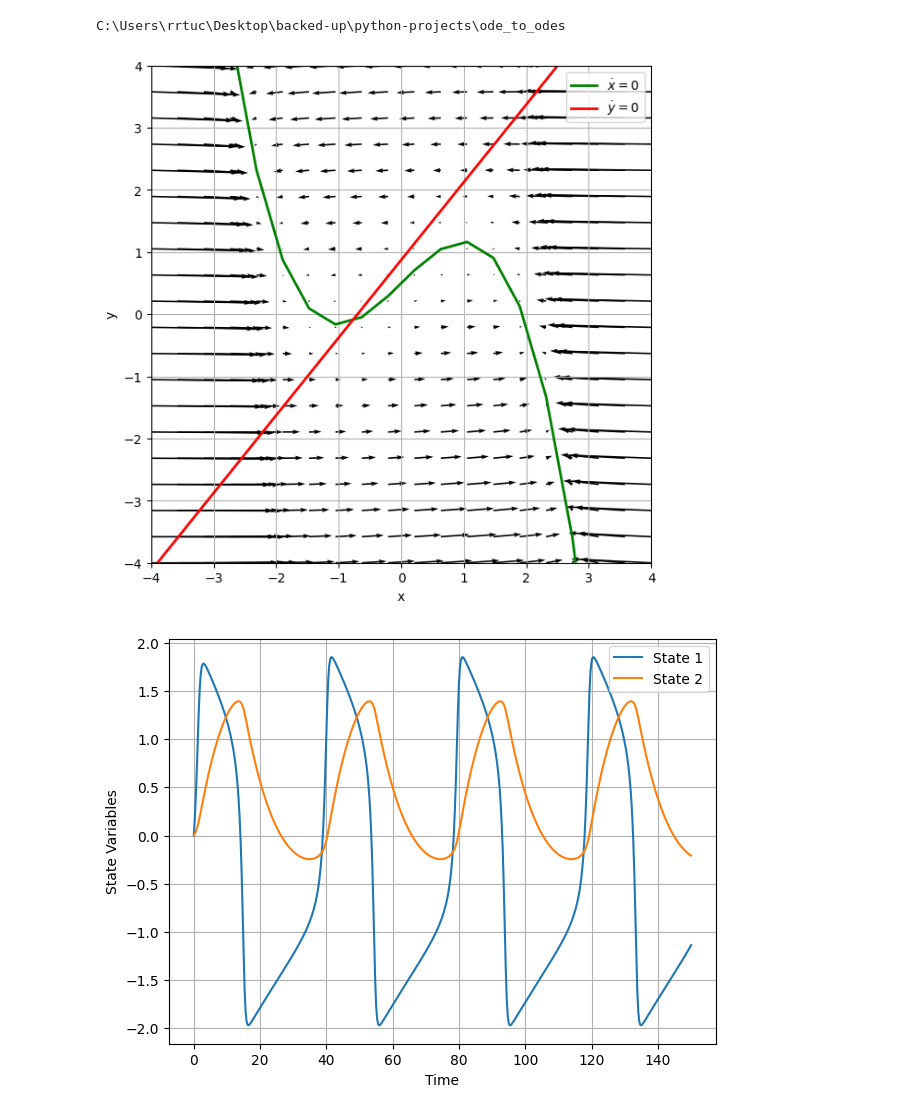
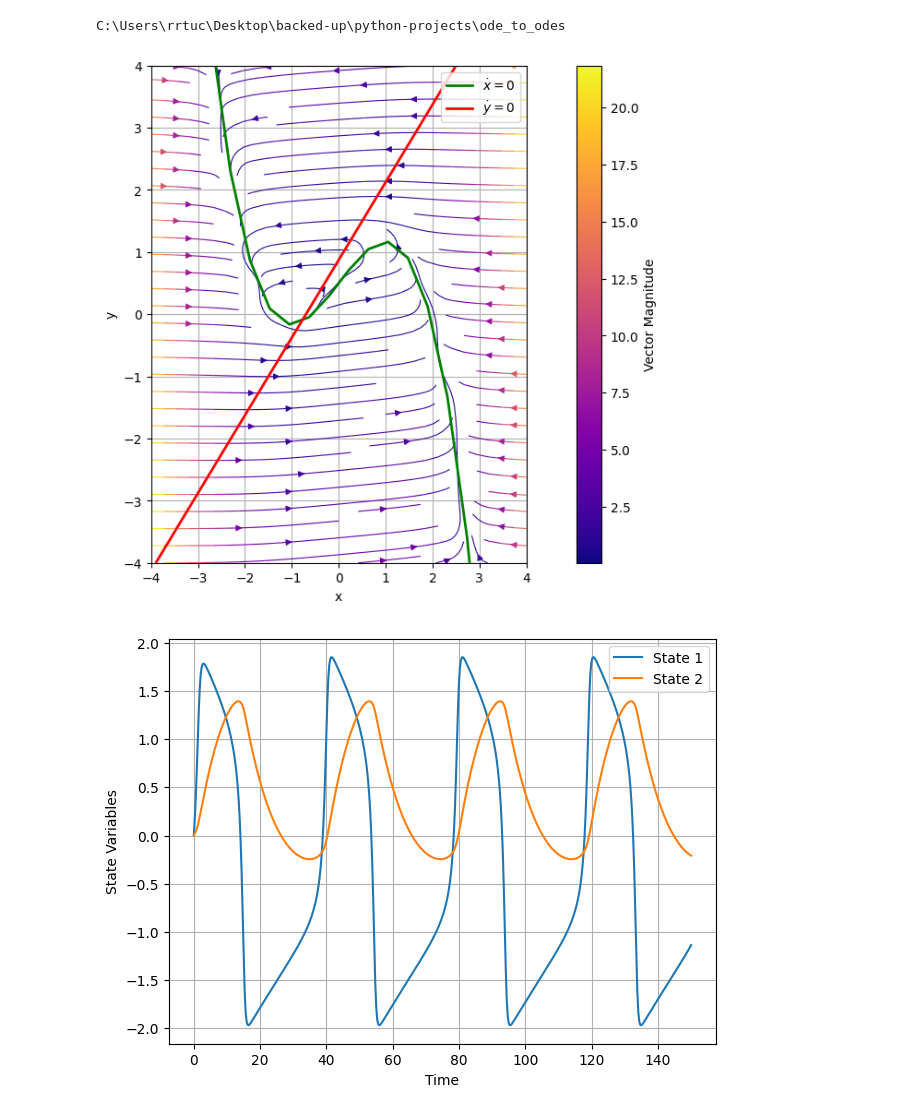
Before and after one commit to rrtucci/ode_to_odes, a Jupyter notebook: jupyter_notebooks/fitz-naguno.ipynb, the cells around one changed output. Drawn from its saved outputs; the diff is of its cells as text; code cells hidden in the pictures.

```diff
--- a/jupyter_notebooks/fitz-naguno.ipynb
+++ b/jupyter_notebooks/fitz-naguno.ipynb
@@ -40,14 +40,15 @@ c = (R, tau, a, b)
 # %%
 plot_phase_plane(dx_dt,
                  dy_dt,
                  x_range=(-4, 4),
                  y_range=(-4, 4),
-                 density=20,
-                 scale=10
+                 mesh_density=20,
+                 scale=10,
+                 stream_density=1,
                  # %trajectories=[(2, 0), (-2, 1), (0, -2)]
                  )
 # %% [output]
-[figure, old version]
+[figure, new version]
 # %%
 tspan = np.linspace(0, 150, 500)
 yinit = [0, 0]
```
Also changed, not shown: 6 other files.
